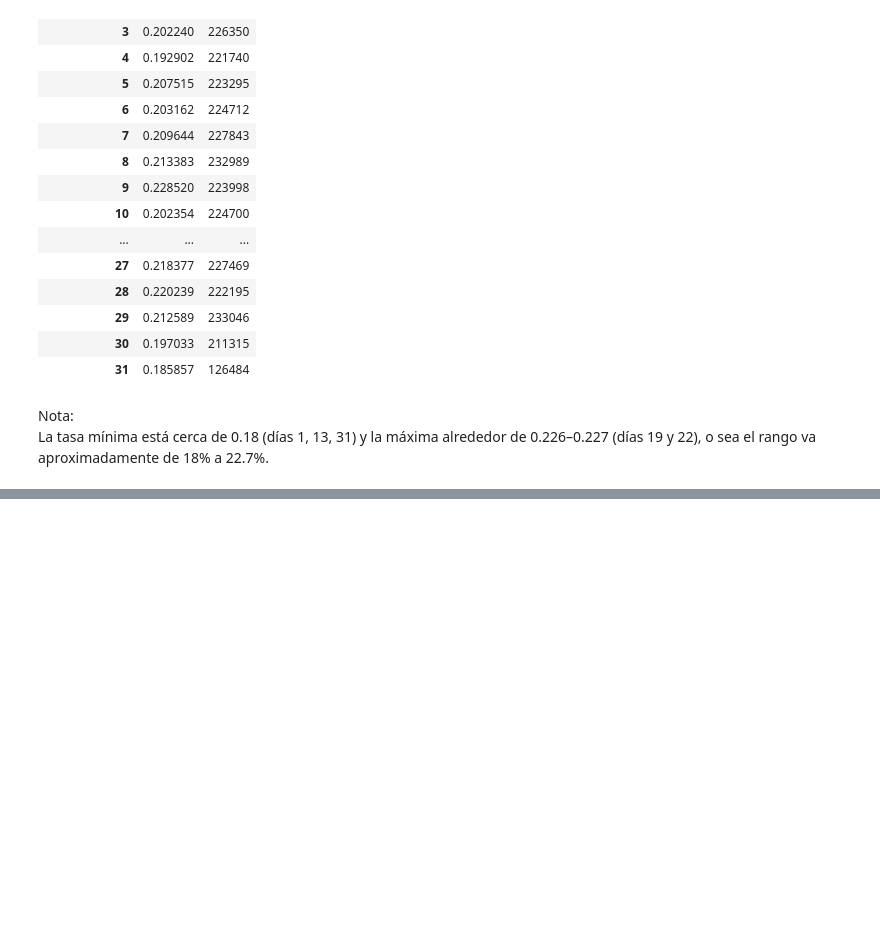
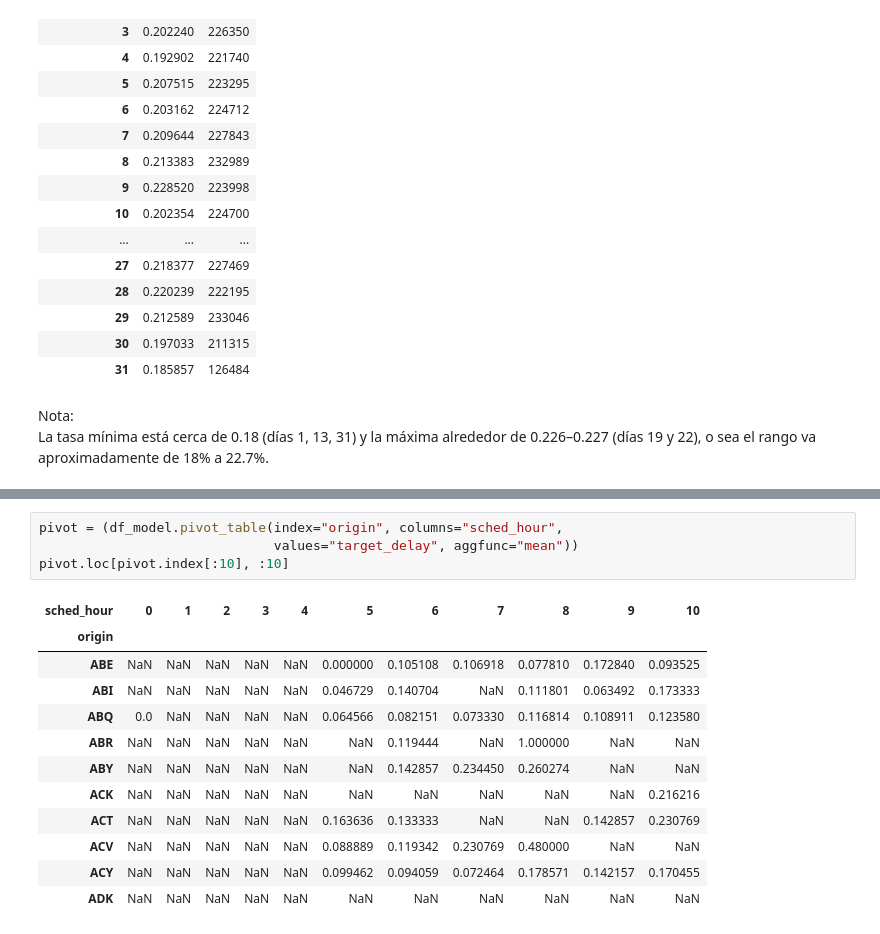
Before and after one commit to Smejia2002/flightdelay, a Jupyter notebook: notebooks/00_eda.ipynb, the cells around one changed output, grey strips where cells are left out. Drawn from its saved outputs; the diff is of its cells as text; blank space fills up the shorter version.

```diff
--- a/notebooks/00_eda.ipynb
+++ b/notebooks/00_eda.ipynb
@@ -240,0 +312,17 @@ df_model.to_csv("../data/processed/flight_data_2024_model.csv", index=False)
+# %%
+pivot = (df_model.pivot_table(index="origin", columns="sched_hour",
+                              values="target_delay", aggfunc="mean"))
+pivot.loc[pivot.index[:10], :10]
+# %% [output]
+| sched_hour | 0 | 1 | 2 | 3 | 4 | 5 | 6 | 7 | 8 | 9 | 10 |
+| origin |  |  |  |  |  |  |  |  |  |  |  |
+| ABE | NaN | NaN | NaN | NaN | NaN | 0.000000 | 0.105108 | 0.106918 | 0.077810 | 0.172840 | 0.093525 |
+| ABI | NaN | NaN | NaN | NaN | NaN | 0.046729 | 0.140704 | NaN | 0.111801 | 0.063492 | 0.173333 |
+| ABQ | 0.0 | NaN | NaN | NaN | NaN | 0.064566 | 0.082151 | 0.073330 | 0.116814 | 0.108911 | 0.123580 |
+| ABR | NaN | NaN | NaN | NaN | NaN | NaN | 0.119444 | NaN | 1.000000 | NaN | NaN |
+| ABY | NaN | NaN | NaN | NaN | NaN | NaN | 0.142857 | 0.234450 | 0.260274 | NaN | NaN |
+| ACK | NaN | NaN | NaN | NaN | NaN | NaN | NaN | NaN | NaN | NaN | 0.216216 |
+| ACT | NaN | NaN | NaN | NaN | NaN | 0.163636 | 0.133333 | NaN | NaN | 0.142857 | 0.230769 |
+| ACV | NaN | NaN | NaN | NaN | NaN | 0.088889 | 0.119342 | 0.230769 | 0.480000 | NaN | NaN |
+| ACY | NaN | NaN | NaN | NaN | NaN | 0.099462 | 0.094059 | 0.072464 | 0.178571 | 0.142157 | 0.170455 |
+| ADK | NaN | NaN | NaN | NaN | NaN | NaN | NaN | NaN | NaN | NaN | NaN |
```
Also changed, not shown: parts of 13 cells of this notebook, 1 other file.
